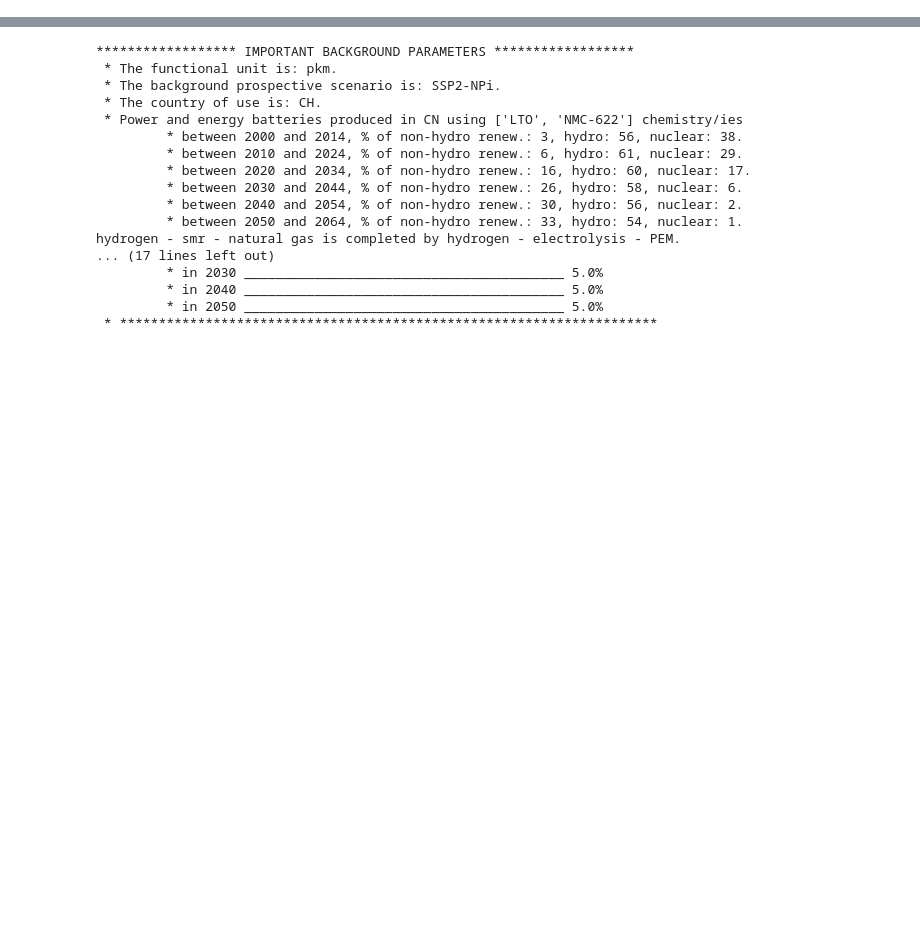
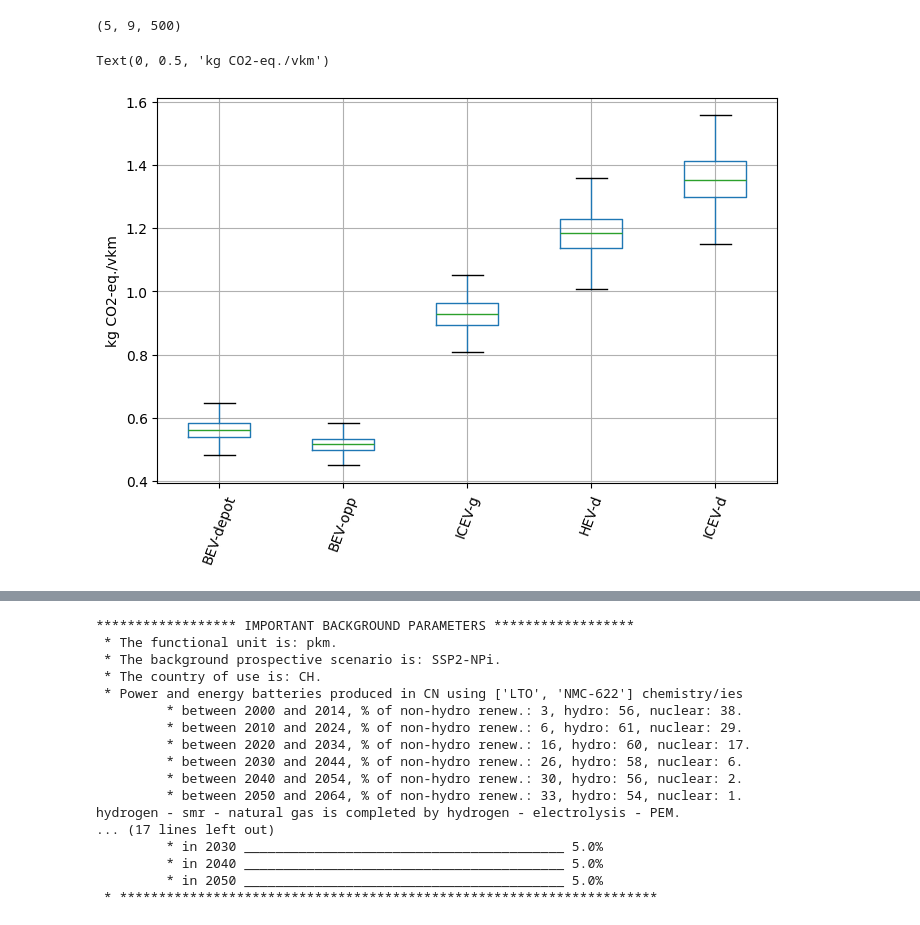
Before and after one commit to romainsacchi/carculator_bus, a Jupyter notebook: dev/test.ipynb, the cells around one changed output, grey strips where cells are left out. Saved outputs shown, nothing was run; the diff lists cells and outputs as text; code cells hidden in the pictures; blank space fills up the shorter version.

```diff
--- a/dev/test.ipynb
+++ b/dev/test.ipynb
@@ -30,0 +41,14 @@ Number of passengers on board
+# %%
+#ic = InventoryBus(bm)
+
+#results = ic.calculate_impacts()
+print(results.sel(impact_category='climate change', year=2020, size="13m-city").shape)
+data_MC = results.sel(impact_category='climate change', year=2020, size="13m-city").sum(dim="impact").to_dataframe('climate change')
+#data_MC
+data_MC.unstack(level=[0])["climate change"].boxplot(showfliers=False, figsize=(8,5))
+plt.xticks(rotation=70)
+plt.ylabel('kg CO2-eq./vkm')
+# %% [output]
+(5, 9, 500)
+Text(0, 0.5, 'kg CO2-eq./vkm')
+[figure, added]
```
Also changed, not shown: parts of 6 cells of this notebook, 1 other file.
